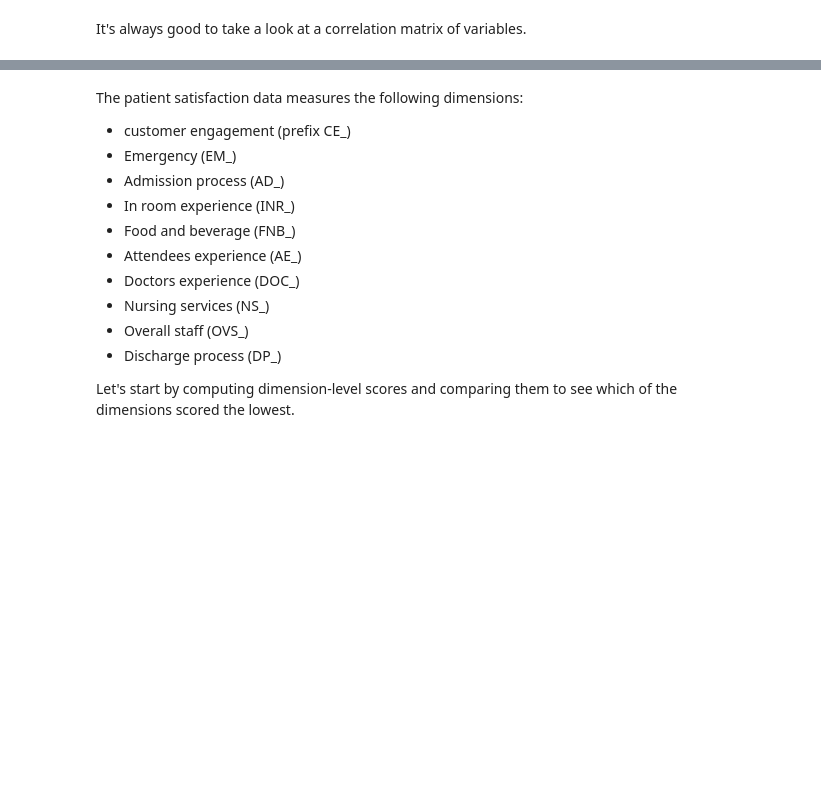
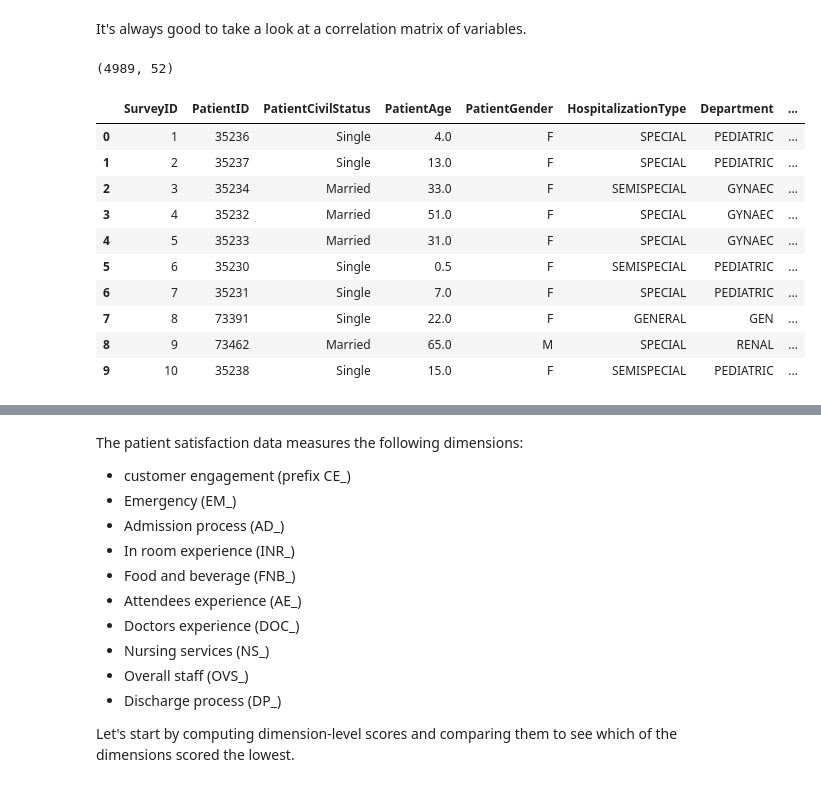
Before and after one commit to gchlebus/explainable-ml-talk, a Jupyter notebook: notebooks/patient-experience-data.ipynb, the cells around one changed output, grey strips where cells are left out. Cells and saved outputs as stored; diff of their text form; code cells hidden in the pictures; blank space fills up the shorter version.

````diff
--- a/notebooks/patient-experience-data.ipynb
+++ b/notebooks/patient-experience-data.ipynb
@@ -112,6 +115,24 @@ NPS -> Classification of patients into promoters, passives and detractors.
 ```
 # %% [markdown]
 It's always good to take a look at a correlation matrix of variables.
+# %%
+training_data.shape
+# %% [output]
+(4989, 52)
+# %%
+training_data.head(10)
+# %% [output]
+|  | SurveyID | PatientID | PatientCivilStatus | PatientAge | PatientGender | HospitalizationType | Department | ... |
+| 0 | 1 | 35236 | Single | 4.0 | F | SPECIAL | PEDIATRIC | ... |
+| 1 | 2 | 35237 | Single | 13.0 | F | SPECIAL | PEDIATRIC | ... |
+| 2 | 3 | 35234 | Married | 33.0 | F | SEMISPECIAL | GYNAEC | ... |
+| 3 | 4 | 35232 | Married | 51.0 | F | SPECIAL | GYNAEC | ... |
+| 4 | 5 | 35233 | Married | 31.0 | F | SPECIAL | GYNAEC | ... |
+| 5 | 6 | 35230 | Single | 0.5 | F | SEMISPECIAL | PEDIATRIC | ... |
+| 6 | 7 | 35231 | Single | 7.0 | F | SPECIAL | PEDIATRIC | ... |
+| 7 | 8 | 73391 | Single | 22.0 | F | GENERAL | GEN | ... |
+| 8 | 9 | 73462 | Married | 65.0 | M | SPECIAL | RENAL | ... |
+| 9 | 10 | 35238 | Single | 15.0 | F | SEMISPECIAL | PEDIATRIC | ... |
 # %%
 corr_matrix = training_data.select_dtypes(include=['float64', "int64"]).corr()
 common.vis_correlation_matrix(corr_matrix, figsize=(20, 20))
````
Also changed, not shown: parts of 33 cells of this notebook, 1 other file.
